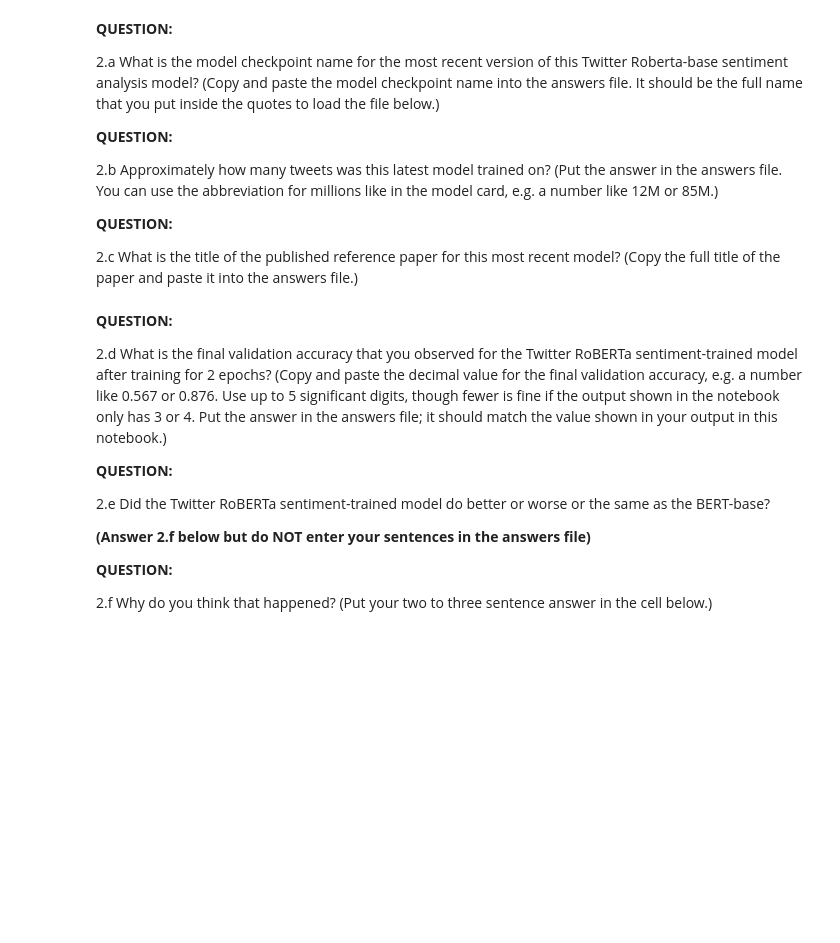
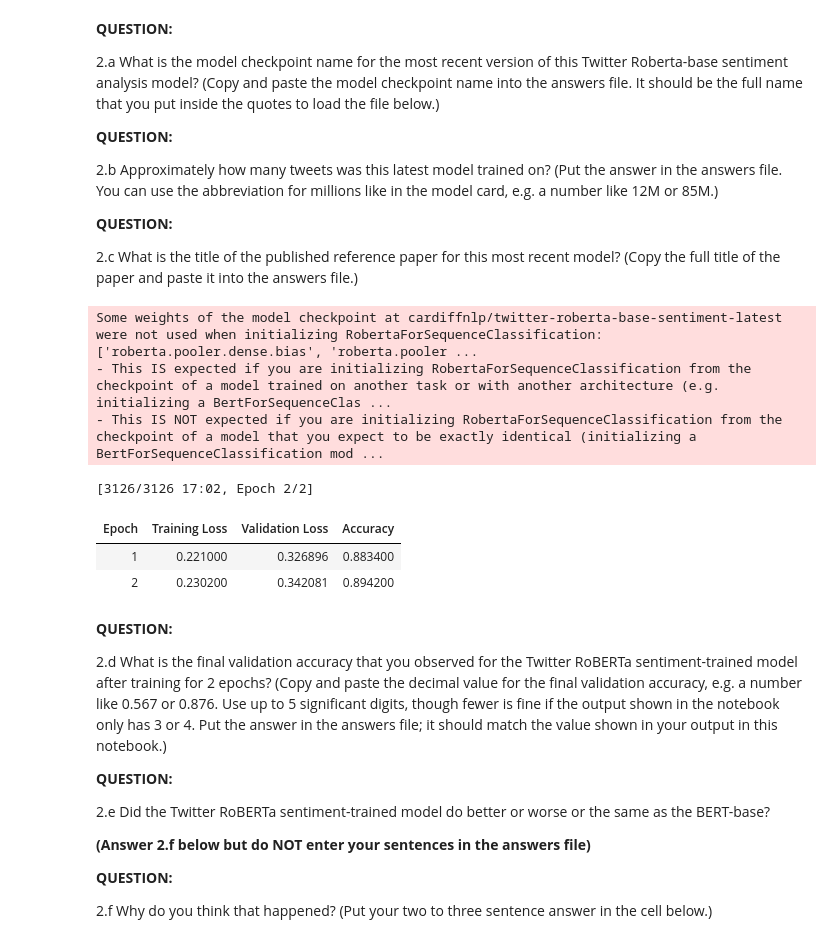
Before and after one commit to ucmyk5391/266projects_Natural-Language-Processing-with-Deep, a Jupyter notebook: assignment/a2/Text_classification_BERT.ipynb, the cells around one changed output. Drawn from its saved outputs; the diff is of its cells as text; code cells hidden in the pictures; blank space fills up the shorter version.

```diff
--- a/assignment/a2/Text_classification_BERT.ipynb
+++ b/assignment/a2/Text_classification_BERT.ipynb
@@ -270,10 +451,28 @@ def fine_tune_classification_model(classification_model,
 
     ### YOUR CODE HERE
 
-    # training_args = ...
-    # trainer = ...
+    training_args = TrainingArguments(
+        output_dir="./results",
+        eval_strategy="epoch",
+        save_strategy="epoch",
+        per_device_train_batch_size=batch_size,
+        per_device_eval_batch_size=batch_size,
+        num_train_epochs=num_epochs,
+        logging_steps=10,
+        report_to='none',
+        load_best_model_at_end=True,
+        metric_for_best_model="accuracy",
+    )
 
-
+    # Create the Trainer
+    trainer = Trainer(
+        model=classification_model,
+        args=training_args,
+        train_dataset=preprocessed_train_data,
+        eval_dataset=preprocessed_dev_data,
+        tokenizer=tokenizer,
+        compute_metrics=compute_metrics,
+    )
 
     ### END YOUR CODE
 
@@ -315,21 +521,29 @@ The model card indicates that there is an updated version of this model now avai
 # %%
 """
 Show the output from training the most recent Twitter RoBERTa sentiment model on the IMDB movie reviews dataset.
 Insert the model checkpoint name for the latest version of that model below.
 """
 
 ### YOUR CODE HERE
 
 # model_checkpoint_name = ...
 
+model_checkpoint_name = "cardiffnlp/twitter-roberta-base-sentiment-latest"
 
 ### END YOUR CODE
-
 
 bert_tokenizer = AutoTokenizer.from_pretrained(model_checkpoint_name)
 bert_classification_model = AutoModelForSequenceClassification.from_pretrained(model_checkpoint_name)
 
 fine_tune_classification_model(bert_classification_model, bert_tokenizer, imdb_train_dataset, imdb_dev_dataset)
+# %% [output]
+Some weights of the model checkpoint at cardiffnlp/twitter-roberta-base-sentiment-latest were not used when initializing RobertaForSequenceClassification: ['roberta.pooler.dense.bias', 'roberta.pooler ...
+- This IS expected if you are initializing RobertaForSequenceClassification from the checkpoint of a model trained on another task or with another architecture (e.g. initializing a BertForSequenceClas ...
+- This IS NOT expected if you are initializing RobertaForSequenceClassification from the checkpoint of a model that you expect to be exactly identical (initializing a BertForSequenceClassification mod ...
+[3126/3126 17:02, Epoch 2/2]
+| Epoch | Training Loss | Validation Loss | Accuracy |
+| 1 | 0.221000 | 0.326896 | 0.883400 |
+| 2 | 0.230200 | 0.342081 | 0.894200 |
 # %% [markdown]
 **QUESTION:**
 
```
Also changed, not shown: parts of 27 cells of this notebook, 3 other files.
